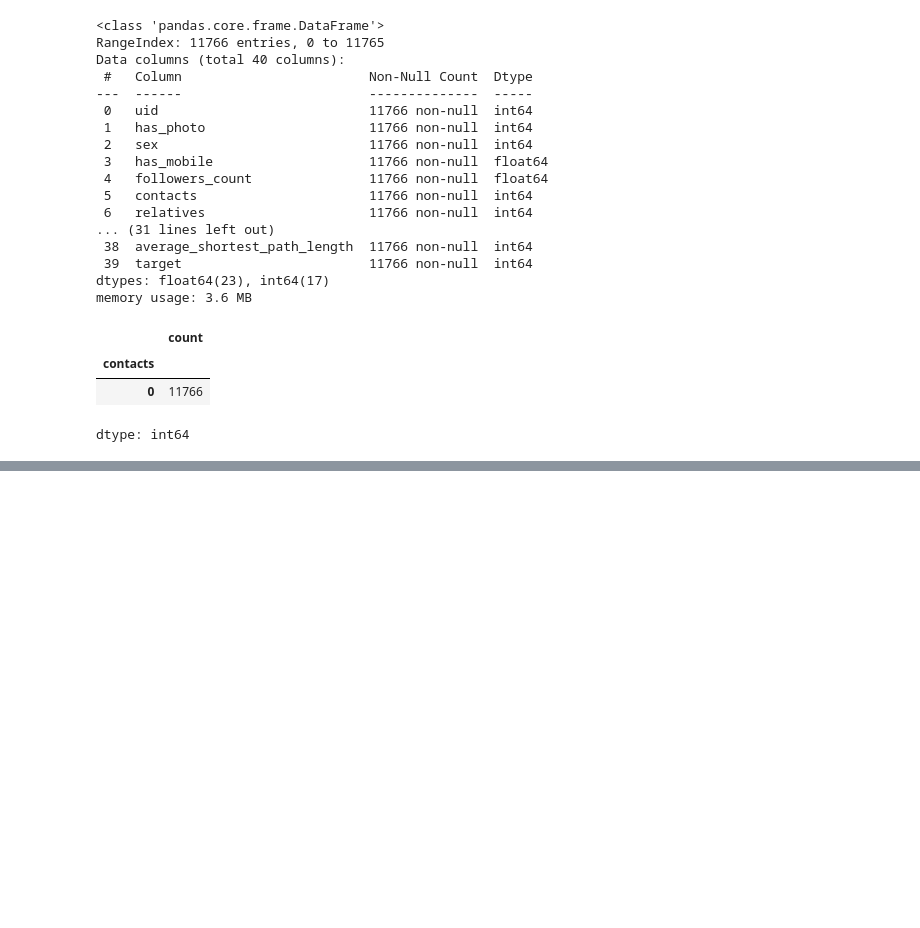
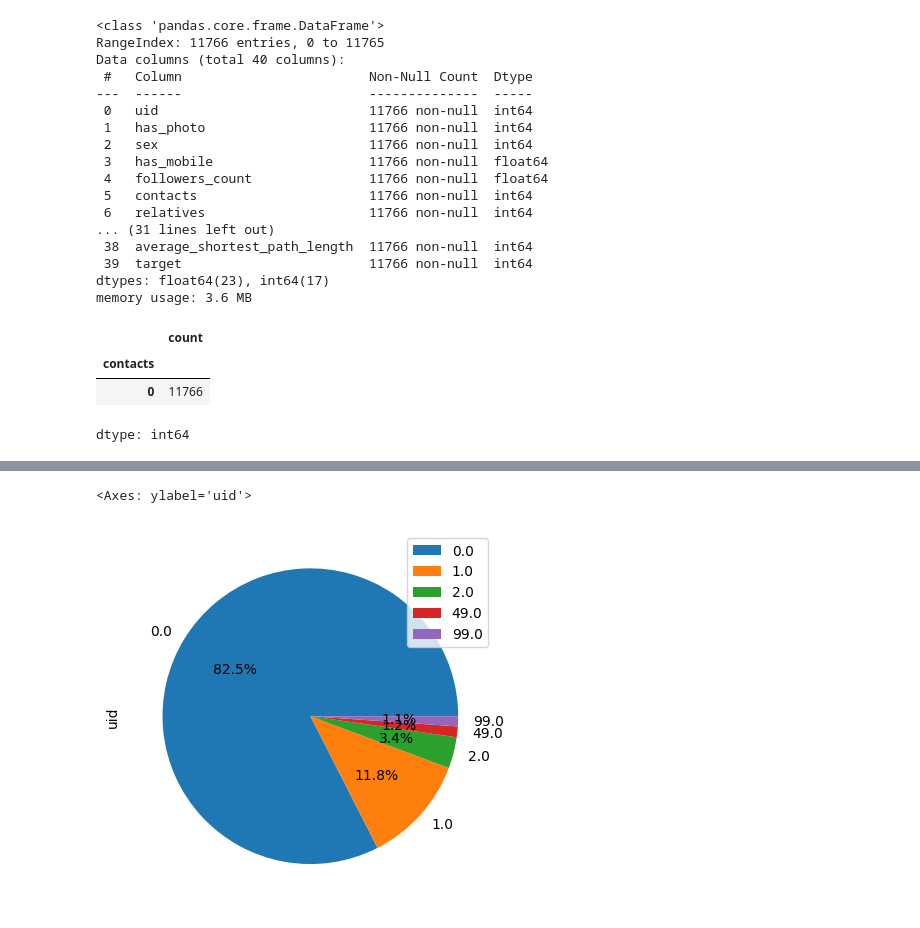
Before and after one commit to olovekb/vk_bot_detection_RTF, a Jupyter notebook: main.ipynb, the cells around one changed output, grey strips where cells are left out. Drawn from its saved outputs; the diff is of its cells as text; code cells hidden in the pictures; blank space fills up the shorter version.

```diff
--- a/main.ipynb
+++ b/main.ipynb
@@ -74,0 +152,6 @@ dtype: int64
+# %%
+data_with_cities = df.groupby('city').count()
+data_with_cities[data_with_cities['uid'] > 100].plot.pie(autopct="%.1f%%", y='uid')
+# %% [output]
+<Axes: ylabel='uid'>
+[figure, added]
```
Also changed, not shown: parts of 19 cells of this notebook.
